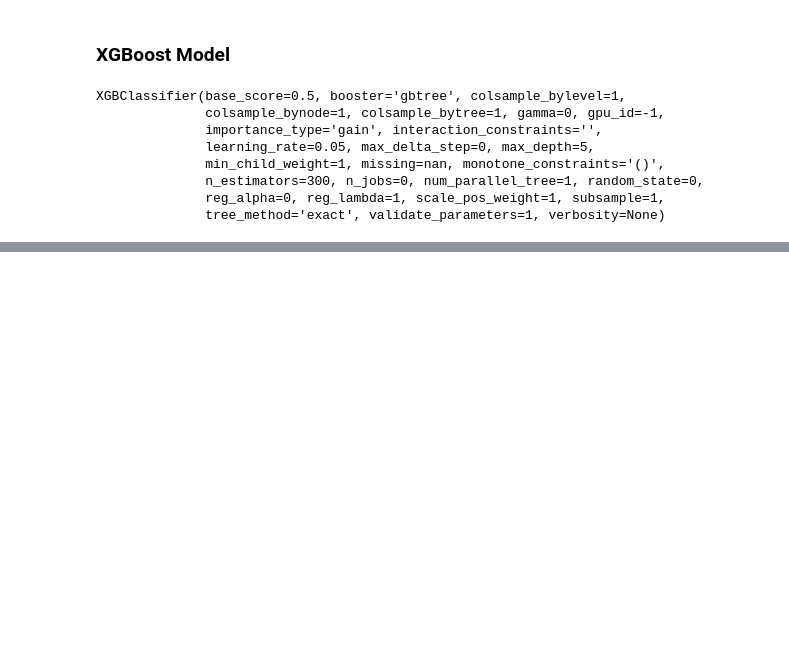
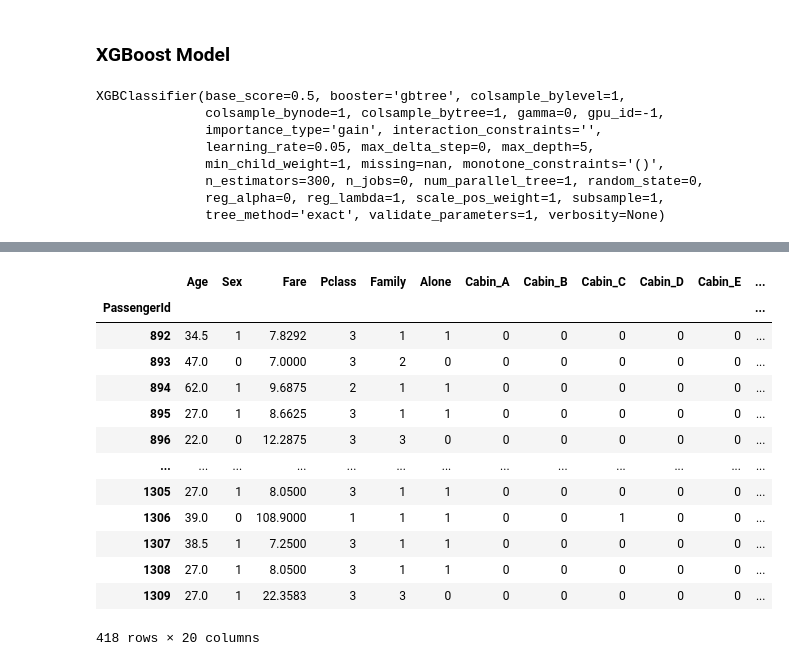
Before and after one commit to sami12rom/Titanic, a Jupyter notebook: Notebook.ipynb, the cells around one changed output, grey strips where cells are left out. Saved outputs shown, nothing was run; the diff lists cells and outputs as text; code cells hidden in the pictures; blank space fills up the shorter version.

```diff
--- a/Notebook.ipynb
+++ b/Notebook.ipynb
@@ -313,0 +319,58 @@ Test set Accuracy:  0.7921348314606742
+# %%
+#Set PassengerId as Index
+data=data.set_index('PassengerId')
+data.head()
+
+#Remove un-needed columns
+data=data[data.columns.difference(['Name','Ticket'])]
+data = data[['Age','Sex','Fare','Cabin','Embarked','Pclass','Parch','SibSp']]
+
+#Replace null Ages with Median
+data['Age'].fillna(data['Age'].median(), inplace=True)
+data=data.dropna(subset=['Embarked'],axis=0)
+
+#Combine Parents with Siblings to One Column
+data['Family']=data['SibSp']+data['Parch']+1
+data.drop(['SibSp','Parch'],axis=1,inplace=True)
+
+#If he is Alone
+data['Alone'] = [1 if x == 1 else 0 for x in data['Family']]
+
+#Encode Sex
+data['Sex'] = data['Sex'].replace(['male','female'],[1,0])
+
+#Cabin Type One Hot Encode
+t=data.Cabin.fillna('U')
+data['Cabin']=t.str.slice(0,1)
+data = pd.concat([data,pd.get_dummies(data['Cabin'],prefix='Cabin')],axis=1)
+data = data.drop(['Cabin'],axis=1)
+
+#Remove String from Tickets????
+#data['Ticket_Numbers'] = data['Ticket'].str.replace('[^0-9]', '')
+#data.loc[data['Ticket_Numbers']=='','Ticket_Numbers'] = 'NA'
+
+#One Hot Encode the Pclass (Ticket Class)
+data = pd.concat([data,pd.get_dummies(data['Pclass'],prefix='tktclass')],axis=1)
+#data = data.drop(['Pclass'],axis=1)
+
+#One Hot Encode the Embark Location
+data['Embarked'] = data['Embarked'].replace(['S','C','Q'],['Southampton','Cherbourg','Queenstown'])
+data=pd.concat([data,pd.get_dummies(data['Embarked'],prefix='Embark')],axis=1)
+data.drop(['Embarked'],axis=1,inplace=True)
+# %%
+data
+# %% [output]
+|  | Age | Sex | Fare | Pclass | Family | Alone | Cabin_A | Cabin_B | Cabin_C | Cabin_D | Cabin_E | ... |
+| PassengerId |  |  |  |  |  |  |  |  |  |  |  | ... |
+| 892 | 34.5 | 1 | 7.8292 | 3 | 1 | 1 | 0 | 0 | 0 | 0 | 0 | ... |
+| 893 | 47.0 | 0 | 7.0000 | 3 | 2 | 0 | 0 | 0 | 0 | 0 | 0 | ... |
+| 894 | 62.0 | 1 | 9.6875 | 2 | 1 | 1 | 0 | 0 | 0 | 0 | 0 | ... |
+| 895 | 27.0 | 1 | 8.6625 | 3 | 1 | 1 | 0 | 0 | 0 | 0 | 0 | ... |
+| 896 | 22.0 | 0 | 12.2875 | 3 | 3 | 0 | 0 | 0 | 0 | 0 | 0 | ... |
+| ... | ... | ... | ... | ... | ... | ... | ... | ... | ... | ... | ... | ... |
+| 1305 | 27.0 | 1 | 8.0500 | 3 | 1 | 1 | 0 | 0 | 0 | 0 | 0 | ... |
+| 1306 | 39.0 | 0 | 108.9000 | 1 | 1 | 1 | 0 | 0 | 1 | 0 | 0 | ... |
+| 1307 | 38.5 | 1 | 7.2500 | 3 | 1 | 1 | 0 | 0 | 0 | 0 | 0 | ... |
+| 1308 | 27.0 | 1 | 8.0500 | 3 | 1 | 1 | 0 | 0 | 0 | 0 | 0 | ... |
+| 1309 | 27.0 | 1 | 22.3583 | 3 | 3 | 0 | 0 | 0 | 0 | 0 | 0 | ... |
+418 rows × 20 columns
```
Also changed, not shown: parts of 19 cells of this notebook, 1 other file.
